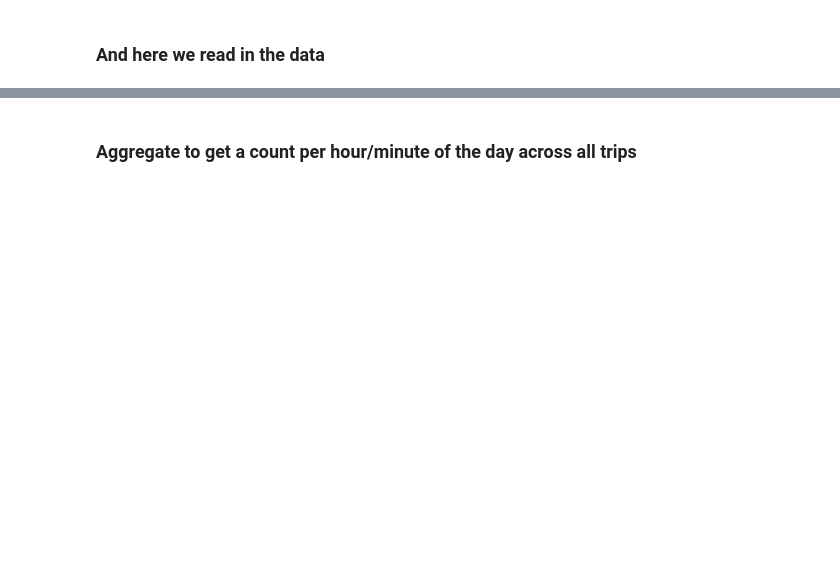
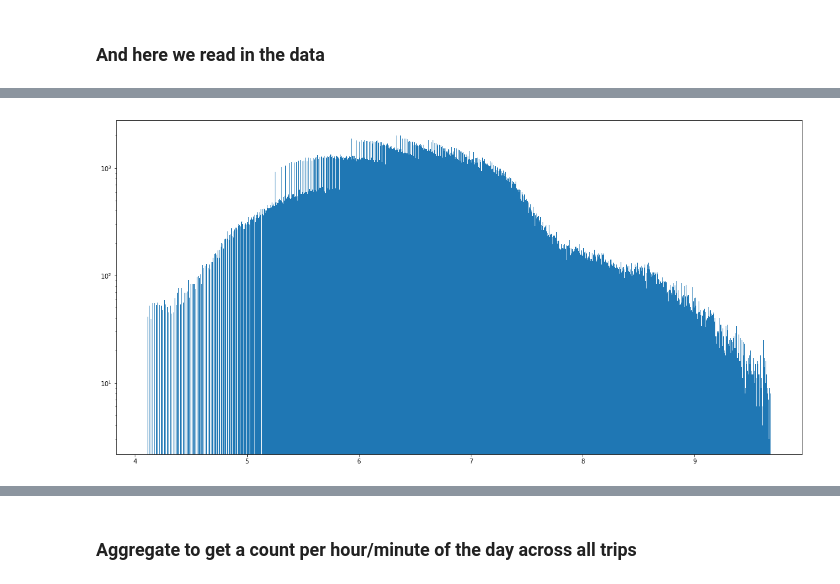
Before and after one commit to jhuaap/mlnn, a Jupyter notebook: 4/4.ipynb, the cells around one changed output, grey strips where cells are left out. Cells and saved outputs as stored; diff of their text form; code cells hidden in the pictures; blank space fills up the shorter version.

```diff
--- a/4/4.ipynb
+++ b/4/4.ipynb
@@ -49,0 +54,4 @@ Wall time: 2.02 s
+# %%
+_=plt.hist(np.log1p(short.dur), log=True, bins=1000)
+# %% [output]
+[figure, added]
```
Also changed, not shown: parts of 40 cells of this notebook, 6 other files.
